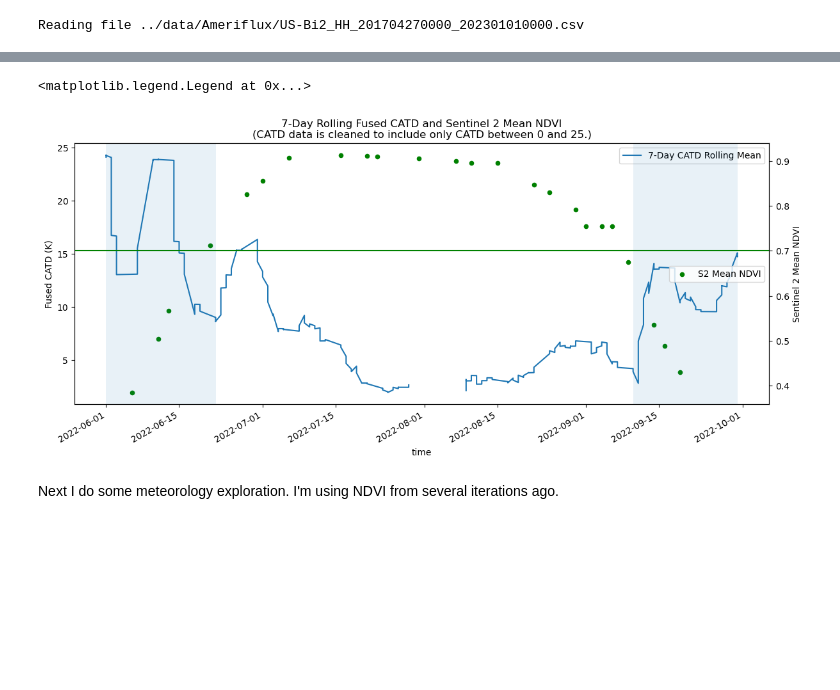
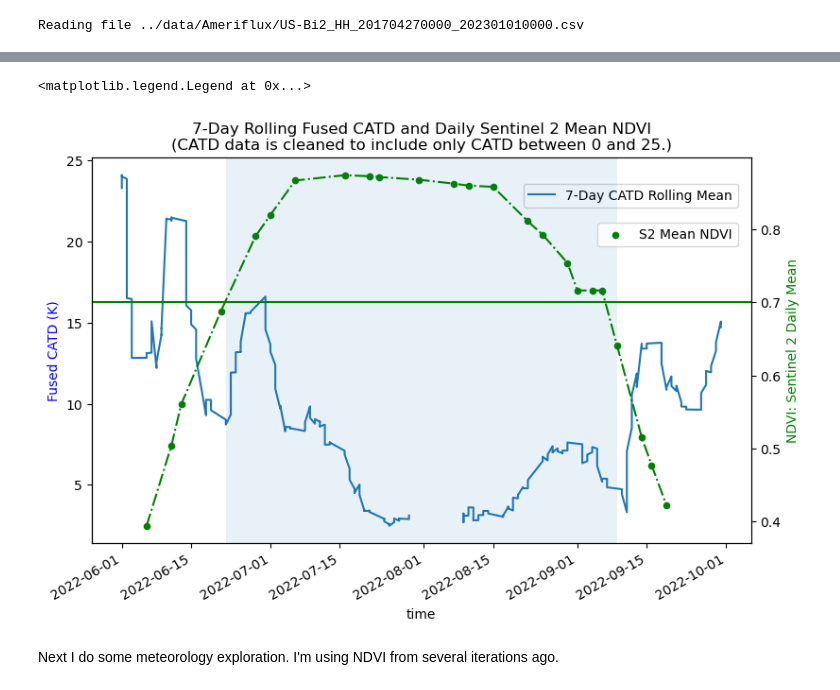
Before and after one commit to eanderson-ei/lst-crop-stress-capstone, a Jupyter notebook: exploratory/tcruicks-final-v2.ipynb, the cells around one changed output, grey strips where cells are left out. Drawn from its saved outputs; the diff is of its cells as text; code cells hidden in the pictures; blank space fills up the shorter version.

```diff
--- a/exploratory/tcruicks-final-v2.ipynb
+++ b/exploratory/tcruicks-final-v2.ipynb
@@ -349,0 +342,15 @@ Last date: <Item id=S2_10SFH_median_composite_20220924>
+# %%
+# 6) SENTINEL & MODIS IMAGE SEARCH
+
+collections = ["prepped_inputs_s2"]
+
+# Search STAC for available images.
+(s2_items, num_s2_tiles, itemjson) = stac_tile_search("prepped_inputs_s2", geom, start1, end1)
+(mcd43a4_items, num_mcd43a4_tiles, itemjson) = stac_tile_search("prepped_inputs_mcd43a4", geom, start1, end1)
+
+# Print out the first and last dates of the found items (images).
+print(f"First S2 date: {s2_items[0]}")
+print(f"Last S2 date: {s2_items[-1]}")
+
+print(f"First MCD date: {mcd43a4_items[0]}")
+print(f"Last MCD date: {mcd43a4_items[-1]}")
@@ -536,8 +589,8 @@ Reading file ../data/Ameriflux/US-Bi2_HH_201704270000_202301010000.csv
 # ---------------------------------------------------------------------------
 
 asset_dict = {
-    #"prepped_inputs_mod21a1d": ['mod21a1d_lst', 2000, 1000, 'brown'],
-    #"pydms_sharpened_modis": ['pydms_modis_lst', 1000, 500, 'green'],
+    "prepped_inputs_mod21a1d": ['mod21a1d_lst', 2000, 1000, 'brown'],
+    "pydms_sharpened_modis": ['pydms_modis_lst', 1000, 500, 'green'],
     "prepped_inputs_landsat": ['lsat_lst', 60, 30, 'black'],
     "pydms_sharpened_landsat": ['pydms_lsat_lst', 40, 20, 'blue'],
     "starfm_predictions_modis_landsat": ['starfm_lst', 40, 20, 'red'],
@@ -763,38 +842,46 @@ for i, asset in enumerate(asset_dict):
 # %%
 # 17) Rolling CATD vs. NDVI
 
 # Here we take the starfm fused product, clean it of outliers, and run a rolling mean on it.
 # We'll do the same with Sentinel NDVI and plot them together.
 
 # Get the dataframe out of the list that we are storing it in.
-starfm_df = catd_df_list[0][start1:end1]
+starfm_df = catd_df_list[4][start1:end1]
 
 # Clean the catd df.  Will take only positive CATD values.  That may not be entirely
 # fair, but will do it in this case.
 starfm_clean_df = starfm_df[(starfm_df['starfm_predictions_modis_landsat_catd'] >= 0) & (starfm_df['starfm_predictions_modis_landsat_catd'] < 25)]
 
-fig, (ax1) = plt.subplots(1,1,figsize=(14, 6))
+# Create a dual axis figure.
+fig, (ax1) = plt.subplots(1,1,figsize=(9, 6))
 ax2 = ax1.twinx()
 
 # Plot rolling median
 starfm_clean_df['starfm_predictions_modis_landsat_catd'].rolling(window='7D', min_periods=3).mean().plot(ax=ax1, label='7-Day CATD Rolling Mean')
 
-# Plot NDVI
+# Plot NDVI.  First just the points then a dashdot line for visualization.
 s2_ndvi_mean_df[start1:end1].plot.scatter(x='time', y='s2_mean_ndvi',color='green', ax=ax2, label='S2 Mean NDVI')
+(sns.lineplot(
+            x=s2_ndvi_mean_df[start1:end1].index,
+            y=s2_ndvi_mean_df[start1:end1]['s2_mean_ndvi'],
+            ax=ax2, color='green', linestyle='dashdot')
+)
 
 # Hard code in vertical shading denoting the .7 NDVI "full vegetation" point.
-plt.axvspan('2022-06-01', '2022-06-22', alpha=.1)
-plt.axvspan('2022-09-10', '2022-09-30', alpha=.1)
+plt.axvspan('2022-06-22', '2022-09-09', alpha=.1)
+# Add line reflecting an ndvi of .7 which we assume is near a fully vegetated state.
 ax2.axhline(y=.7, color='green')
 
-plt.title('7-Day Rolling Fused CATD and Sentinel 2 Mean NDVI\n(CATD data is cleaned to include only CATD between 0 and 25.)')
-ax1.set_ylabel('Fused CATD (K)')
-ax2.set_ylabel('Sentinel 2 Mean NDVI')
-ax1.legend(loc='upper right')
-ax2.legend(loc='center right')
+plt.title('7-Day Rolling Fused CATD and Daily Sentinel 2 Mean NDVI\n(CATD data is cleaned to include only CATD between 0 and 25.)')
+
+ax1.set_ylabel('Fused CATD (K)', color='blue')
+ax2.set_ylabel('NDVI: Sentinel 2 Daily Mean', color='green')
+
+ax1.legend(loc='upper right', bbox_to_anchor=(.99, 0.95))
+ax2.legend(loc='center right', bbox_to_anchor=(.99, .8))
 # %% [output]
 <matplotlib.legend.Legend at 0x...>
-[figure, old version]
+[figure, new version]
 # %% [markdown]
 Next I do some meteorology exploration.  I'm using NDVI from several iterations ago.
 # %%
```
Also changed, not shown: parts of 15 cells of this notebook.
